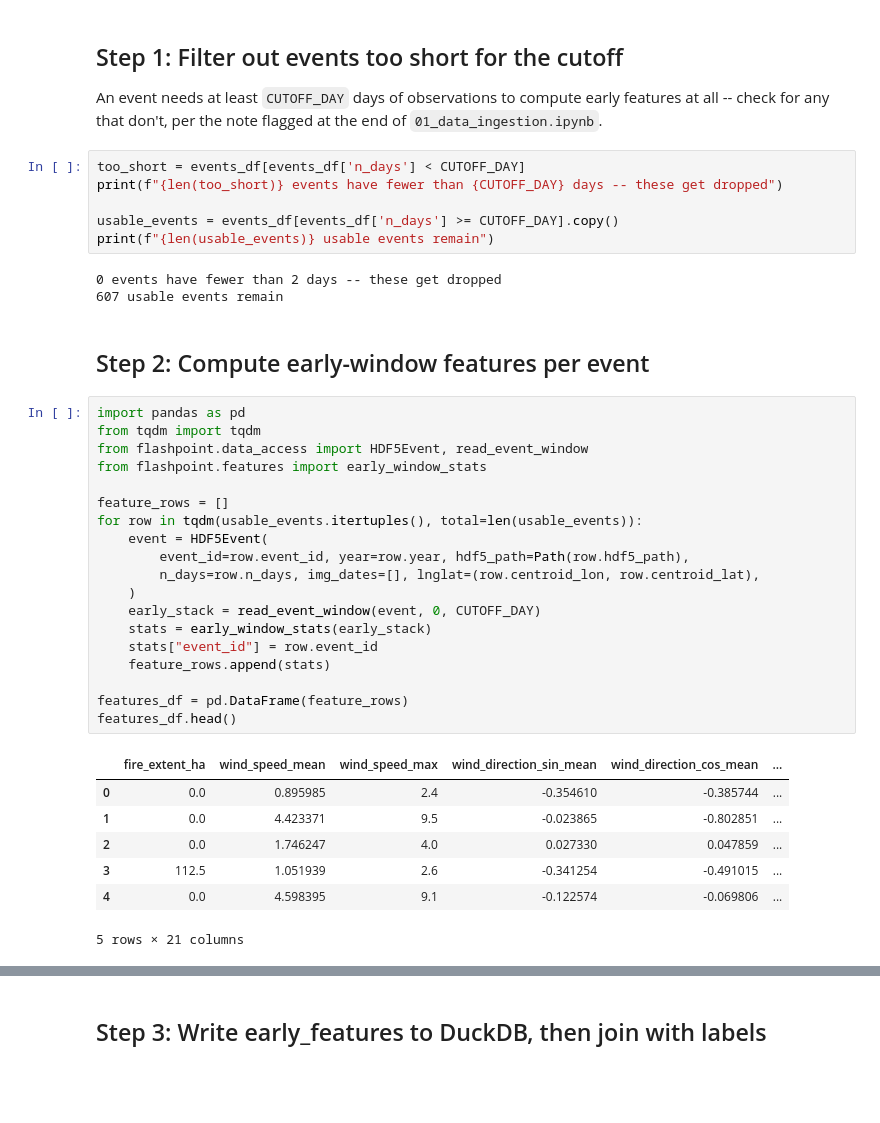
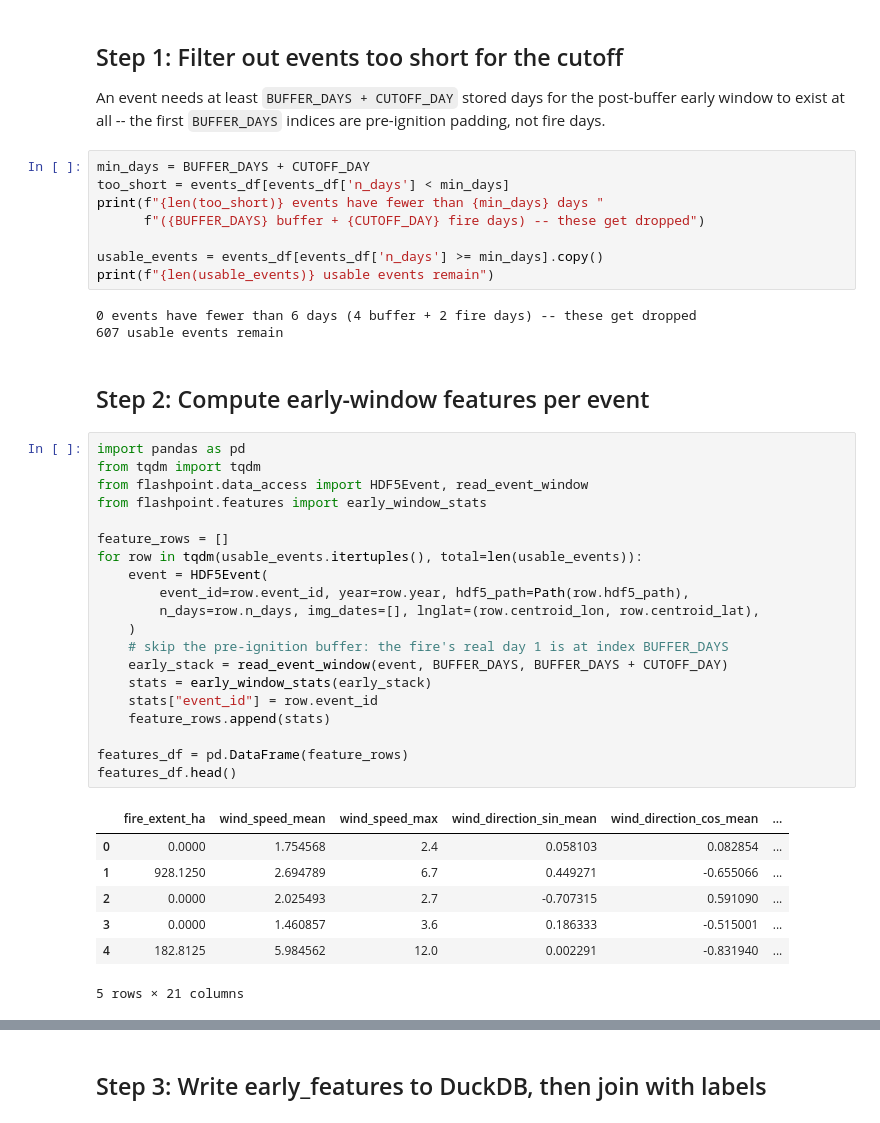
Before and after one commit to pmacias/flashpoint, a Jupyter notebook: notebooks/02_feature_engineering.ipynb, the cells around one changed output, grey strips where cells are left out. Saved outputs shown, nothing was run; the diff lists cells and outputs as text; blank space fills up the shorter version.

```diff
--- a/notebooks/02_feature_engineering.ipynb
+++ b/notebooks/02_feature_engineering.ipynb
@@ -28,46 +43,49 @@ print(f"{len(events_df)} events, {len(outcomes_df)} outcomes")
 # %% [markdown]
 ## Step 1: Filter out events too short for the cutoff
 
-An event needs at least `CUTOFF_DAY` days of observations to compute early
-features at all -- check for any that don't, per the note flagged at the
-end of `01_data_ingestion.ipynb`.
+An event needs at least `BUFFER_DAYS + CUTOFF_DAY` stored days for the
+post-buffer early window to exist at all -- the first `BUFFER_DAYS` indices
+are pre-ignition padding, not fire days.
 # %%
-too_short = events_df[events_df['n_days'] < CUTOFF_DAY]
-print(f"{len(too_short)} events have fewer than {CUTOFF_DAY} days -- these get dropped")
+min_days = BUFFER_DAYS + CUTOFF_DAY
+too_short = events_df[events_df['n_days'] < min_days]
+print(f"{len(too_short)} events have fewer than {min_days} days "
+      f"({BUFFER_DAYS} buffer + {CUTOFF_DAY} fire days) -- these get dropped")
 
-usable_events = events_df[events_df['n_days'] >= CUTOFF_DAY].copy()
+usable_events = events_df[events_df['n_days'] >= min_days].copy()
 print(f"{len(usable_events)} usable events remain")
 # %% [output]
-0 events have fewer than 2 days -- these get dropped
+0 events have fewer than 6 days (4 buffer + 2 fire days) -- these get dropped
 607 usable events remain
 # %% [markdown]
 ## Step 2: Compute early-window features per event
 # %%
 import pandas as pd
 from tqdm import tqdm
 from flashpoint.data_access import HDF5Event, read_event_window
 from flashpoint.features import early_window_stats
 
 feature_rows = []
 for row in tqdm(usable_events.itertuples(), total=len(usable_events)):
     event = HDF5Event(
         event_id=row.event_id, year=row.year, hdf5_path=Path(row.hdf5_path),
         n_days=row.n_days, img_dates=[], lnglat=(row.centroid_lon, row.centroid_lat),
     )
-    early_stack = read_event_window(event, 0, CUTOFF_DAY)
+    # skip the pre-ignition buffer: the fire's real day 1 is at index BUFFER_DAYS
+    early_stack = read_event_window(event, BUFFER_DAYS, BUFFER_DAYS + CUTOFF_DAY)
     stats = early_window_stats(early_stack)
     stats["event_id"] = row.event_id
     feature_rows.append(stats)
 
 features_df = pd.DataFrame(feature_rows)
 features_df.head()
 # %% [output]
 |  | fire_extent_ha | wind_speed_mean | wind_speed_max | wind_direction_sin_mean | wind_direction_cos_mean | ... |
-| 0 | 0.0 | 0.895985 | 2.4 | -0.354610 | -0.385744 | ... |
-| 1 | 0.0 | 4.423371 | 9.5 | -0.023865 | -0.802851 | ... |
-| 2 | 0.0 | 1.746247 | 4.0 | 0.027330 | 0.047859 | ... |
-| 3 | 112.5 | 1.051939 | 2.6 | -0.341254 | -0.491015 | ... |
-| 4 | 0.0 | 4.598395 | 9.1 | -0.122574 | -0.069806 | ... |
+| 0 | 0.0000 | 1.754568 | 2.4 | 0.058103 | 0.082854 | ... |
+| 1 | 928.1250 | 2.694789 | 6.7 | 0.449271 | -0.655066 | ... |
+| 2 | 0.0000 | 2.025493 | 2.7 | -0.707315 | 0.591090 | ... |
+| 3 | 0.0000 | 1.460857 | 3.6 | 0.186333 | -0.515001 | ... |
+| 4 | 182.8125 | 5.984562 | 12.0 | 0.002291 | -0.831940 | ... |
 5 rows × 21 columns
 # %%
 # NaN check on the new topography/vegetation features -- VIIRS/NDVI/EVI2 can
```
Also changed, not shown: parts of 17 cells of this notebook, 6 other files.
